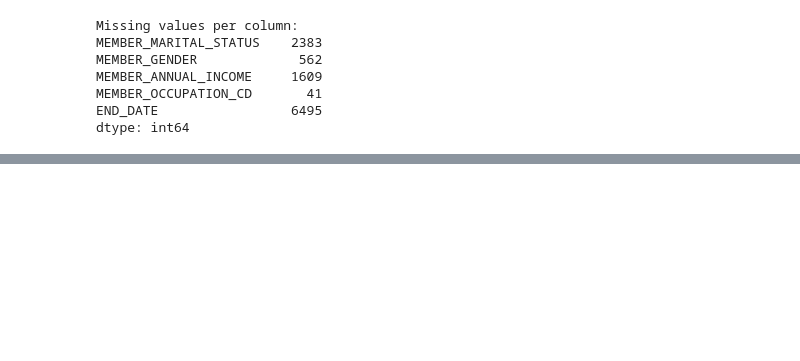
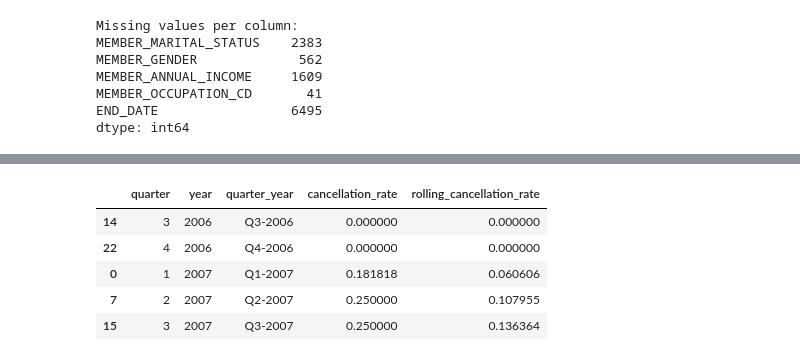
Before and after one commit to AnhDungPham2901/churn-analysis, a Jupyter notebook: notebooks/eda.ipynb, the cells around one changed output, grey strips where cells are left out. Cells and saved outputs as stored; diff of their text form; code cells hidden in the pictures; blank space fills up the shorter version.

```diff
--- a/notebooks/eda.ipynb
+++ b/notebooks/eda.ipynb
@@ -82,0 +88,8 @@ dtype: int64
+# %%
+df = df_train.copy()
+# Convert START_DATE and END_DATE to datetime format
+df['START_DATE'] = pd.to_datetime(df['START_DATE'], format='%Y%m%d', errors='coerce')
+df['END_DATE'] = pd.to_datetime(df['END_DATE'], format='%Y%m%d', errors='coerce')
+df['quarter'] = df['START_DATE'].dt.quarter
+df['year'] = df['START_DATE'].dt.year
+df['quarter_year'] = 'Q' + df['quarter'].astype(str) + '-' + df['year'].astype(str)
@@ -82,0 +105,14 @@ dtype: int64
+# %%
+cancellation_rate_df = df.groupby(['quarter', 'year','quarter_year'])['MEMBERSHIP_STATUS'].apply(lambda x: (x == 'CANCELLED').mean()).reset_index()
+cancellation_rate_df = cancellation_rate_df.sort_values(by=['year', 'quarter'])
+cancellation_rate_df.rename(columns={'MEMBERSHIP_STATUS': 'cancellation_rate'}, inplace=True)
+cancellation_rate_df['rolling_cancellation_rate'] = cancellation_rate_df['cancellation_rate'].expanding().mean()
+# %%
+cancellation_rate_df.head()
+# %% [output]
+|  | quarter | year | quarter_year | cancellation_rate | rolling_cancellation_rate |
+| 14 | 3 | 2006 | Q3-2006 | 0.000000 | 0.000000 |
+| 22 | 4 | 2006 | Q4-2006 | 0.000000 | 0.000000 |
+| 0 | 1 | 2007 | Q1-2007 | 0.181818 | 0.060606 |
+| 7 | 2 | 2007 | Q2-2007 | 0.250000 | 0.107955 |
+| 15 | 3 | 2007 | Q3-2007 | 0.250000 | 0.136364 |
```
Also changed, not shown: parts of 5 cells of this notebook, 3 other files.
